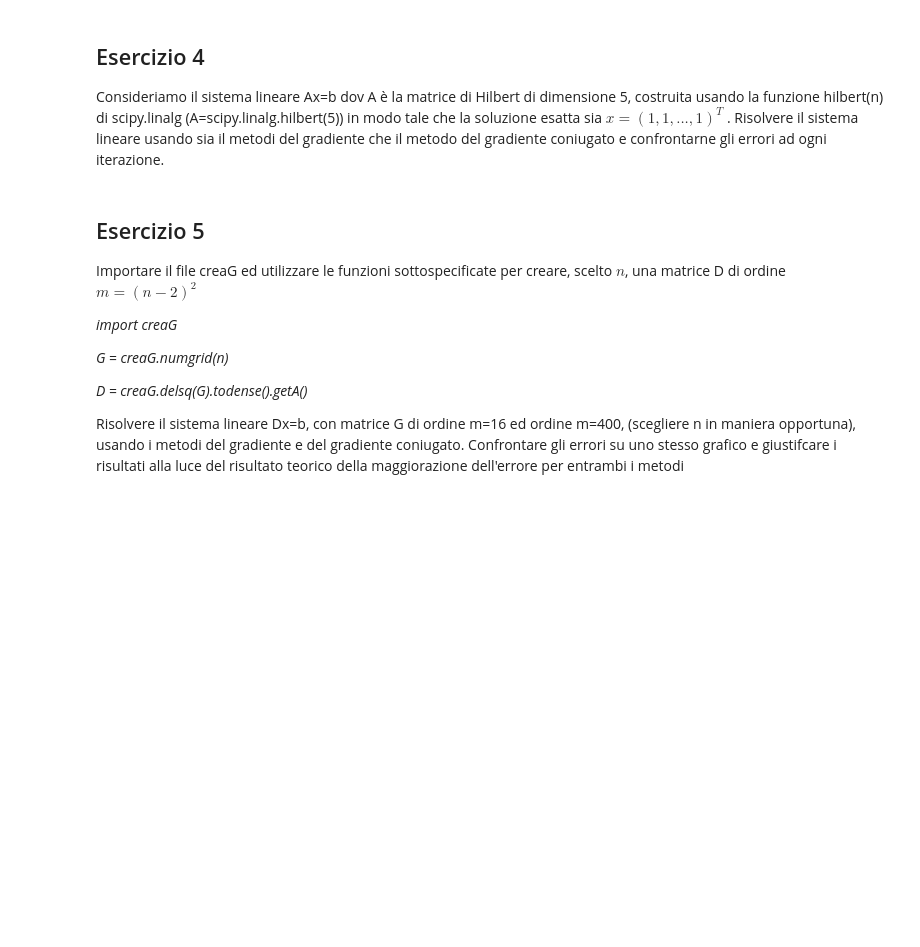
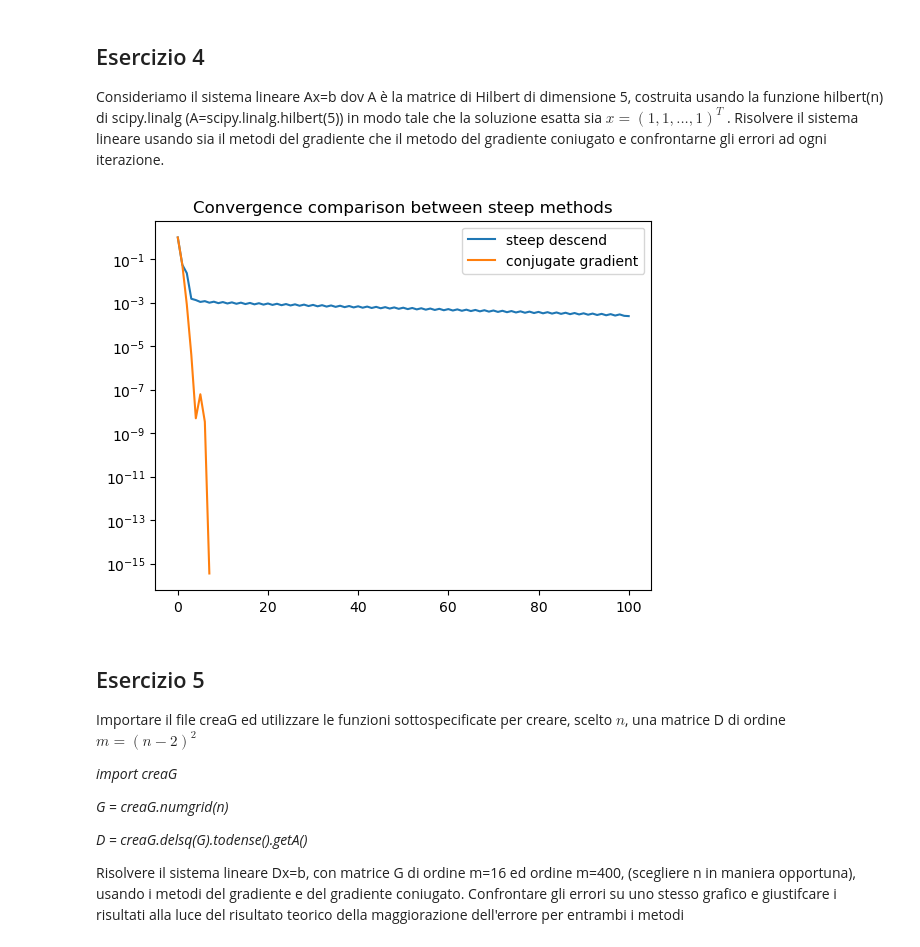
Before and after one commit to KeegTheBoi/metodi_numerici_es, a Jupyter notebook: Lecture 9/Esercitazione_9.ipynb, the cells around one changed output. Cells and saved outputs as stored; diff of their text form; code cells hidden in the pictures; blank space fills up the shorter version.

```diff
--- a/Lecture 9/Esercitazione_9.ipynb
+++ b/Lecture 9/Esercitazione_9.ipynb
@@ -13,0 +24,10 @@ from itertools import takewhile
+# %%
+def test_convergence(A, methods, b=None, visible=False):
+    if visible == True:
+        markdown('## Matrix is:\n')
+        display_matrix(A, notation=f'A')
+    if b is None:
+        b = A @ np.ones(len(A))
+    plt.title('Convergence comparison between steep methods')
+    [plot_error(meth(A, b)) for meth in methods.values()]
+    plt.legend(methods.keys())
@@ -57,8 +71,0 @@ def steepscent(A: np, b, x0, itmax: int, toll: float):
-# %%
-A = np.array([[8, 4], [4, 3]])
-b = np.array([8, 10])
-x0 = np.zeros_like(b)
-itmax = 100
-toll = 1e-10
-x, arr_r, arr_x, it= steepscent(A, b, x0, itmax, toll)
-print(it)
@@ -149,6 +195,14 @@ $$
 ## Esercizio 4
 Consideriamo il sistema lineare Ax=b  dov A è  la matrice di Hilbert di dimensione 5, costruita usando la funzione hilbert(n) di scipy.linalg (A=scipy.linalg.hilbert(5)) in modo tale che la soluzione esatta sia $x = (1, 1, . . . , 1)^T$ .
 Risolvere il sistema lineare usando sia il metodi del gradiente che il metodo del gradiente coniugato e confrontarne gli errori ad ogni iterazione.
+# %%
+n = 5
+A = splin.hilbert(n)
+b = A @ np.ones(n)
+methods={'steep descend':steepscent, 'conjugate gradient': conjugate_gradient}
+test_convergence(A, methods, b=b)test_convergence(A, methods={'steepscend':steepscent, 'conjugate gradient': conjugate_gradient}
+# %% [output]
+[figure, added]
 # %% [markdown]
 ## Esercizio 5
 Importare il file creaG ed utilizzare le funzioni sottospecificate per creare, scelto $n$,  una matrice D di ordine $m=(n-2)^2$
```
Also changed, not shown: parts of 20 cells of this notebook, 23 other files.
